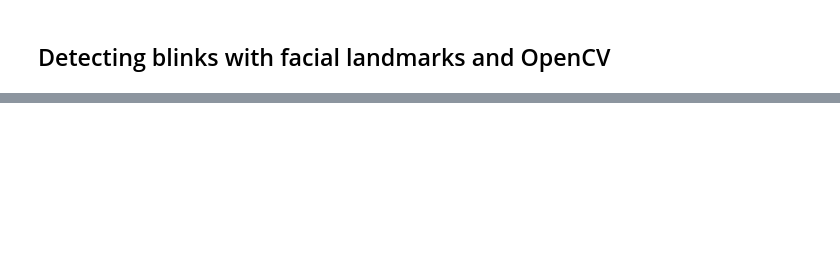
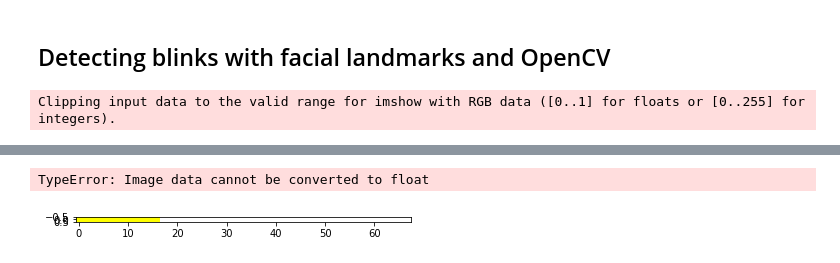
Before and after one commit to damvantai/pose_human_with_face_recognition, a Jupyter notebook: src/01_Face_Alignment.ipynb, the cells around one changed output, grey strips where cells are left out. Cells and saved outputs as stored; diff of their text form; code cells hidden in the pictures; blank space fills up the shorter version.

```diff
--- a/src/01_Face_Alignment.ipynb
+++ b/src/01_Face_Alignment.ipynb
@@ -131,0 +138,14 @@ while True:
+# %%
+fa = face_alignment.FaceAlignment(face_alignment.LandmarksType._3D, enable_cuda=True, flip_input=False)
+video_capture = WebcamVideoStream(src=0).start()
+while True:
+    frame = video_capture.read()
+    preds = fa.get_landmarks(frame)
+
+    plt.imshow(preds)
+    if cv2.waitKey(1) & 0xFF == ord('q'):
+        break
+cap.release()
+cv2.destroyAllWindows()
+# %% [output]
+Clipping input data to the valid range for imshow with RGB data ([0..1] for floats or [0..255] for integers).
@@ -131,0 +153,2 @@ while True:
+TypeError: Image data cannot be converted to float
+[figure, added]
```
Also changed, not shown: parts of 7 cells of this notebook, 4 other files.
